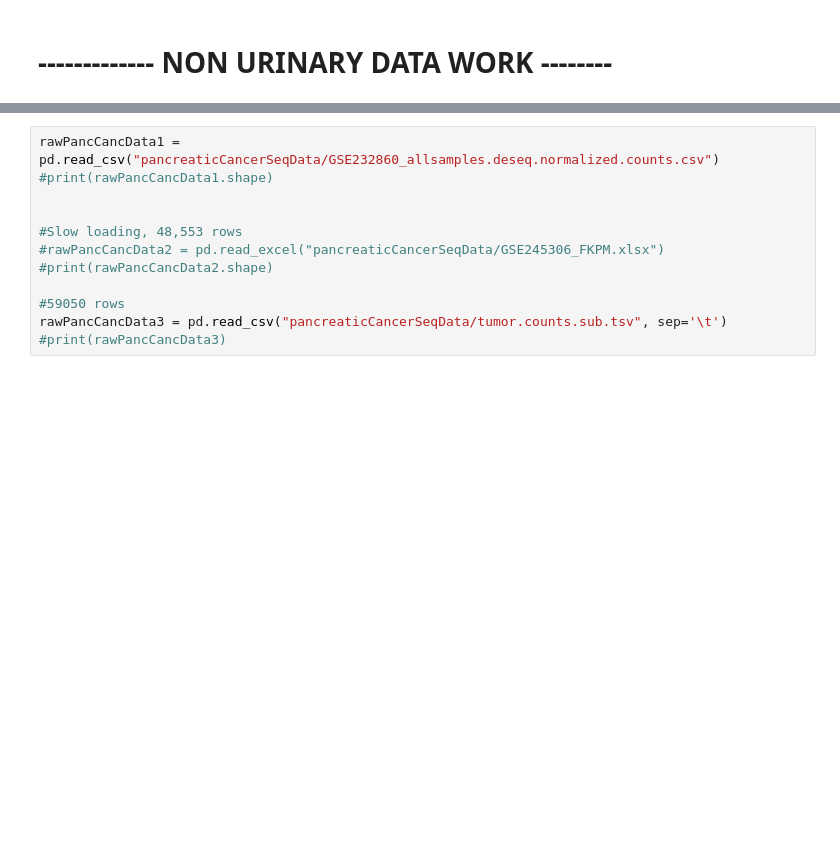
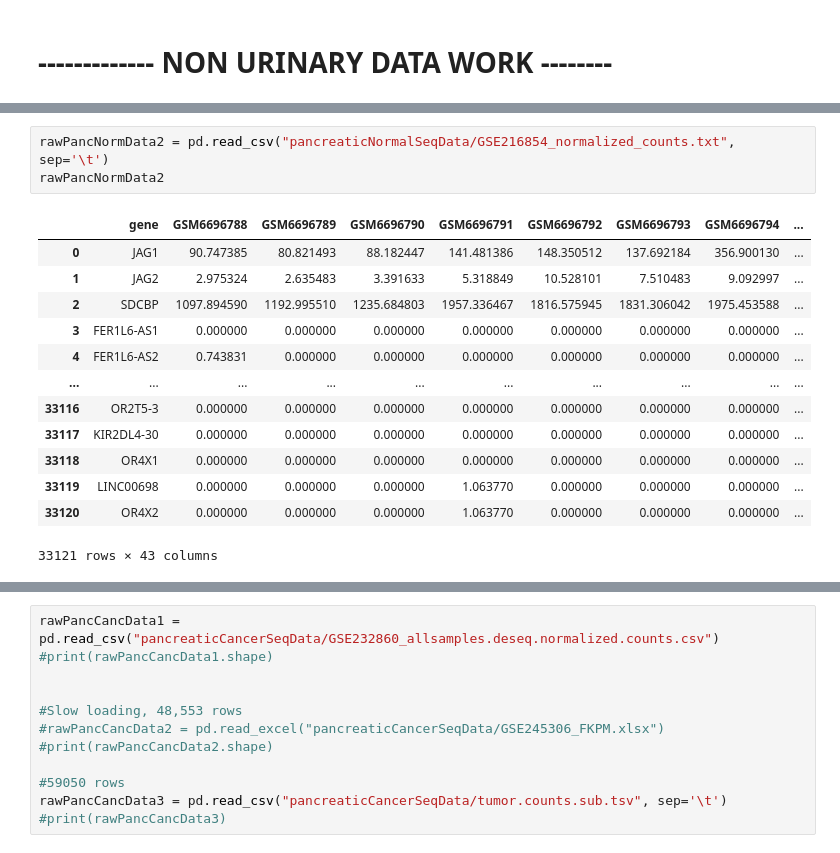
Before and after one commit to shushkovsky/02-518-Pancreatic-Cancer-Detection-Project, a Jupyter notebook: PancreaticCancerDetection.ipynb, the cells around one changed output, grey strips where cells are left out. Saved outputs shown, nothing was run; the diff lists cells and outputs as text; blank space fills up the shorter version.

```diff
--- a/PancreaticCancerDetection.ipynb
+++ b/PancreaticCancerDetection.ipynb
@@ -46,0 +67,17 @@ Ideas we should probably do for both datasets:
+# %%
+rawPancNormData2 = pd.read_csv("pancreaticNormalSeqData/GSE216854_normalized_counts.txt", sep='\t')
+rawPancNormData2
+# %% [output]
+|  | gene | GSM6696788 | GSM6696789 | GSM6696790 | GSM6696791 | GSM6696792 | GSM6696793 | GSM6696794 | ... |
+| 0 | JAG1 | 90.747385 | 80.821493 | 88.182447 | 141.481386 | 148.350512 | 137.692184 | 356.900130 | ... |
+| 1 | JAG2 | 2.975324 | 2.635483 | 3.391633 | 5.318849 | 10.528101 | 7.510483 | 9.092997 | ... |
+| 2 | SDCBP | 1097.894590 | 1192.995510 | 1235.684803 | 1957.336467 | 1816.575945 | 1831.306042 | 1975.453588 | ... |
+| 3 | FER1L6-AS1 | 0.000000 | 0.000000 | 0.000000 | 0.000000 | 0.000000 | 0.000000 | 0.000000 | ... |
+| 4 | FER1L6-AS2 | 0.743831 | 0.000000 | 0.000000 | 0.000000 | 0.000000 | 0.000000 | 0.000000 | ... |
+| ... | ... | ... | ... | ... | ... | ... | ... | ... | ... |
+| 33116 | OR2T5-3 | 0.000000 | 0.000000 | 0.000000 | 0.000000 | 0.000000 | 0.000000 | 0.000000 | ... |
+| 33117 | KIR2DL4-30 | 0.000000 | 0.000000 | 0.000000 | 0.000000 | 0.000000 | 0.000000 | 0.000000 | ... |
+| 33118 | OR4X1 | 0.000000 | 0.000000 | 0.000000 | 0.000000 | 0.000000 | 0.000000 | 0.000000 | ... |
+| 33119 | LINC00698 | 0.000000 | 0.000000 | 0.000000 | 1.063770 | 0.000000 | 0.000000 | 0.000000 | ... |
+| 33120 | OR4X2 | 0.000000 | 0.000000 | 0.000000 | 1.063770 | 0.000000 | 0.000000 | 0.000000 | ... |
+33121 rows × 43 columns
```
Also changed, not shown: parts of 4 cells of this notebook.
